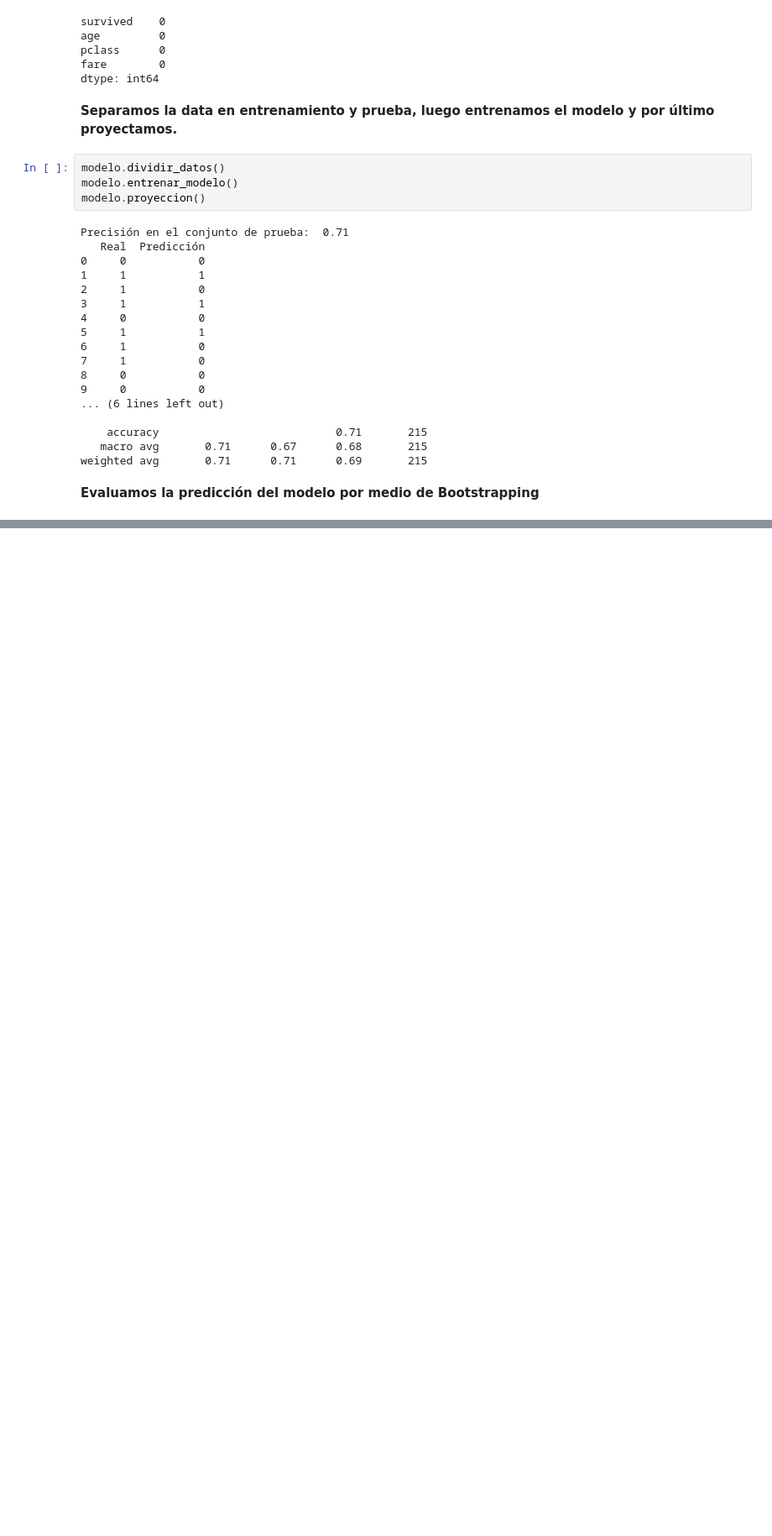
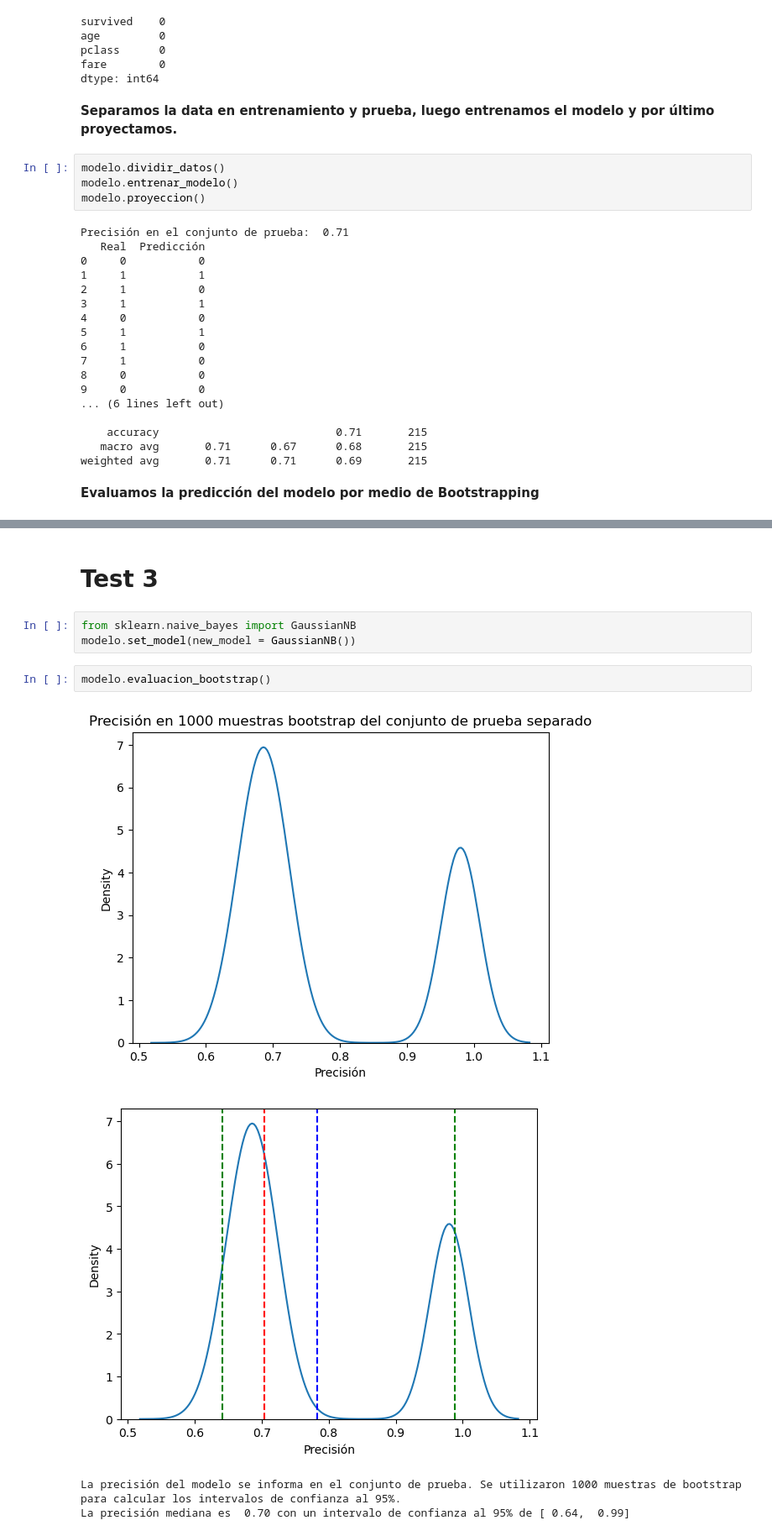
Before and after one commit to Steff-Montero/Proyecto-personal, a Jupyter notebook: cod/main.ipynb, the cells around one changed output, grey strips where cells are left out. Shown: that part at 84% size. Drawn from its saved outputs; the diff is of its cells as text; blank space fills up the shorter version.

Commit message:
Nuevos tests del código y generacion de gráfico

```diff
--- a/cod/main.ipynb
+++ b/cod/main.ipynb
@@ -83,0 +136,12 @@ La precisión mediana es  0.70 con un intervalo de confianza al 95% de [ 0.66,
+# %% [markdown]
+# Test 3
+# %%
+from sklearn.naive_bayes import GaussianNB
+modelo.set_model(new_model = GaussianNB())
+# %%
+modelo.evaluacion_bootstrap()
+# %% [output]
+[figure, added]
+[figure, added]
+La precisión del modelo se informa en el conjunto de prueba. Se utilizaron 1000 muestras de bootstrap para calcular los intervalos de confianza al 95%.
+La precisión mediana es  0.70 con un intervalo de confianza al 95% de [ 0.64,  0.99]
```
Also changed, not shown: parts of 17 cells of this notebook, 1 other file.
